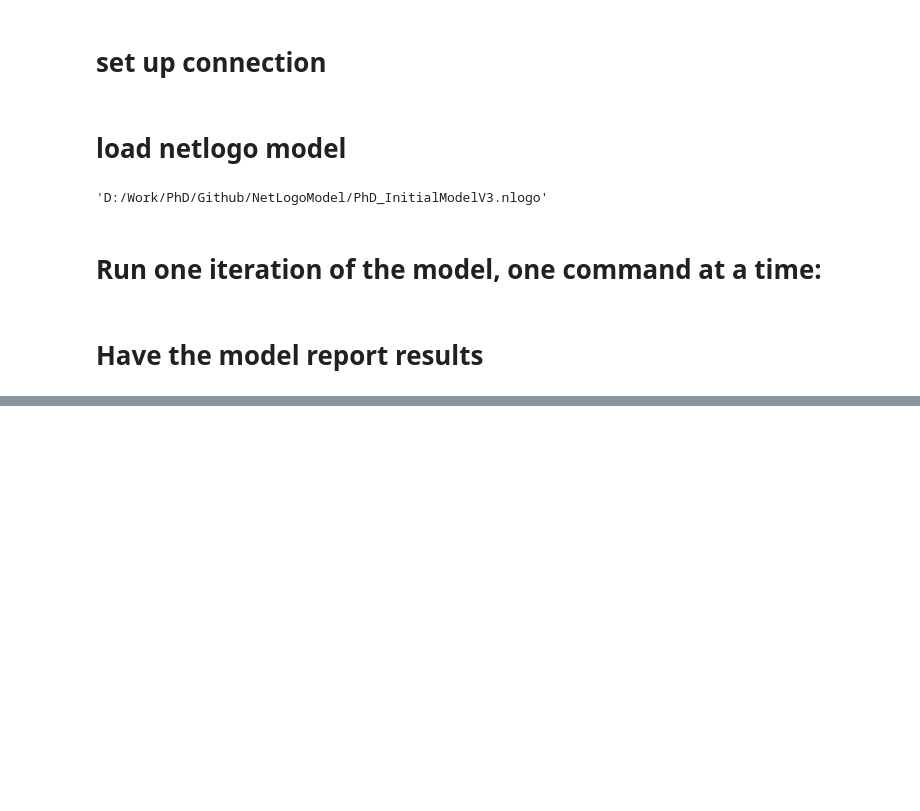
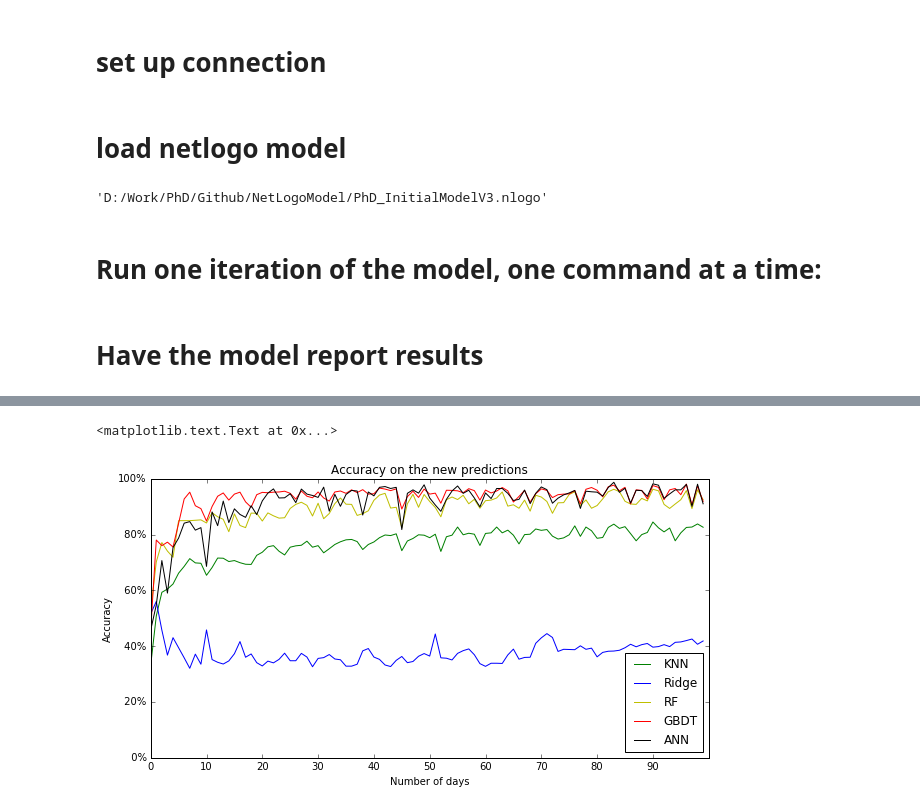
Before and after one commit to dtbinh/NetLogoModel, a Jupyter notebook: MainModelwithNetlogoV3.ipynb, the cells around one changed output, grey strips where cells are left out. Drawn from its saved outputs; the diff is of its cells as text; code cells hidden in the pictures; blank space fills up the shorter version.

```diff
--- a/MainModelwithNetlogoV3.ipynb
+++ b/MainModelwithNetlogoV3.ipynb
@@ -463,7 +463,7 @@ sim_day = 1 # define for one simulation how many days to be simulated
 CV_range = np.arange(0, 0.51, 0.02)
 
 # setting data storage
-Results_sum = np.zeros((len(CV_range), 2, 3, 4, tot_day)) # CV, TR/PR, RC/CM/AC, CLF, Days
+Results_sum = np.zeros((len(CV_range), 2, 3, 5, tot_day)) # CV, TR/PR, RC/CM/AC, CLF, Days
 agentdata_tot = {}
 mobiledata_tot = {}
 smdata_tot = {}
@@ -559,31 +559,37 @@ for y in CV_range:
         Results_sum[counter, 0, 0, 1, x] = train_RC[1] # CV, TR, RC, rdg, days
         Results_sum[counter, 0, 0, 2, x] = train_RC[2] # CV, TR, RC, rf, days
         Results_sum[counter, 0, 0, 3, x] = train_RC[3] # CV, TR, RC, gb, days
+        Results_sum[counter, 0, 0, 4, x] = train_RC[4] # CV, TR, RC, ann, days
 
         Results_sum[counter, 0, 1, 0, x] = train_AC[0] # CV, TR, AC, KNN, days
         Results_sum[counter, 0, 1, 1, x] = train_AC[1] # CV, TR, AC, rdg, days
         Results_sum[counter, 0, 1, 2, x] = train_AC[2] # CV, TR, AC, rf, days
         Results_sum[counter, 0, 1, 3, x] = train_AC[3] # CV, TR, AC, gb, days
+        Results_sum[counter, 0, 1, 4, x] = train_AC[4] # CV, TR, AC, ann, days
 
         Results_sum[counter, 0, 2, 0, x] = train_CM[0] # CV, TR, CM, KNN, days
         Results_sum[counter, 0, 2, 1, x] = train_CM[1] # CV, TR, CM, rdg, days
         Results_sum[counter, 0, 2, 2, x] = train_CM[2] # CV, TR, CM, rf, days
         Results_sum[counter, 0, 2, 3, x] = train_CM[3] # CV, TR, CM, gb, days
+        Results_sum[counter, 0, 2, 4, x] = train_CM[4] # CV, TR, CM, ann, days
 
         Results_sum[counter, 1, 0, 0, x] = pred_RC[0] # CV, PR, RC, KNN, days
         Results_sum[counter, 1, 0, 1, x] = pred_RC[1] # CV, PR, RC, rdg, days
         Results_sum[counter, 1, 0, 2, x] = pred_RC[2] # CV, PR, RC, rf, days
         Results_sum[counter, 1, 0, 3, x] = pred_RC[3] # CV, PR, RC, gb, days
+        Results_sum[counter, 1, 0, 4, x] = pred_RC[4] # CV, PR, RC, ann, days
 
         Results_sum[counter, 1, 1, 0, x] = pred_AC[0] # CV, PR, AC, KNN, days
         Results_sum[counter, 1, 1, 1, x] = pred_AC[1] # CV, PR, AC, rdg, days
         Results_sum[counter, 1, 1, 2, x] = pred_AC[2] # CV, PR, AC, rf, days
         Results_sum[counter, 1, 1, 3, x] = pred_AC[3] # CV, PR, AC, gb, days
+        Results_sum[counter, 1, 1, 4, x] = pred_AC[4] # CV, PR, AC, ann, days
 
         Results_sum[counter, 1, 2, 0, x] = pred_CM[0] # CV, PR, CM, KNN, days
         Results_sum[counter, 1, 2, 1, x] = pred_CM[1] # CV, PR, CM, rdg, days
         Results_sum[counter, 1, 2, 2, x] = pred_CM[2] # CV, PR, CM, rf, days
         Results_sum[counter, 1, 2, 3, x] = pred_CM[3] # CV, PR, CM, gb, days
+        Results_sum[counter, 1, 2, 4, x] = pred_CM[4] # CV, PR, CM, ann, days
     counter += 1
 # %% [output]
 0.0
@@ -735,0 +700,23 @@ plt.show()
+# %%
+fig3 = plt.figure(figsize=(10,5))
+ax = fig3.add_subplot(1, 1, 1)
+#ax.plot(mobiledata_fs['minute'][pd.notnull(mobiledata_fs['tzone'])], 'k.')
+#ax.plot(pd.notnull(mobiledata_fs['tzone']), 'k.')
+#ax.set_yticks([0, 1, 2]
+ax.plot(Results_sum[0, 1, 1, 0, :], label='KNN', color="g")
+ax.plot(Results_sum[0, 1, 1, 1, :], label='Ridge', color="b")
+ax.plot(Results_sum[0, 1, 1, 2, :], label='RF', color="y")
+ax.plot(Results_sum[0, 1, 1, 3, :], label='GBDT', color="r")
+ax.plot(Results_sum[0, 1, 1, 4, :], label='ANN', color="k")
+ax.set_yticks([0, 0.2, 0.4, 0.6, 0.8, 1])
+vals = ax.get_yticks()
+ax.set_yticklabels(['{:3.0f}%'.format(x*100) for x in vals])
+ax.set_ylabel("Accuracy")
+ax.set_xlabel("Number of days")
+ax.set_xticks(range(0, len(Results_sum[0, 1, 1, 0, :]), 10))
+ax.set_xticklabels(range(ini_day, tot_day + 1, 10))
+ax.legend(loc='best')
+plt.title('Accuracy on the new predictions')
+# %% [output]
+<matplotlib.text.Text at 0x...>
+[figure, added]
```
Also changed, not shown: parts of 14 cells of this notebook, 5 other files.
